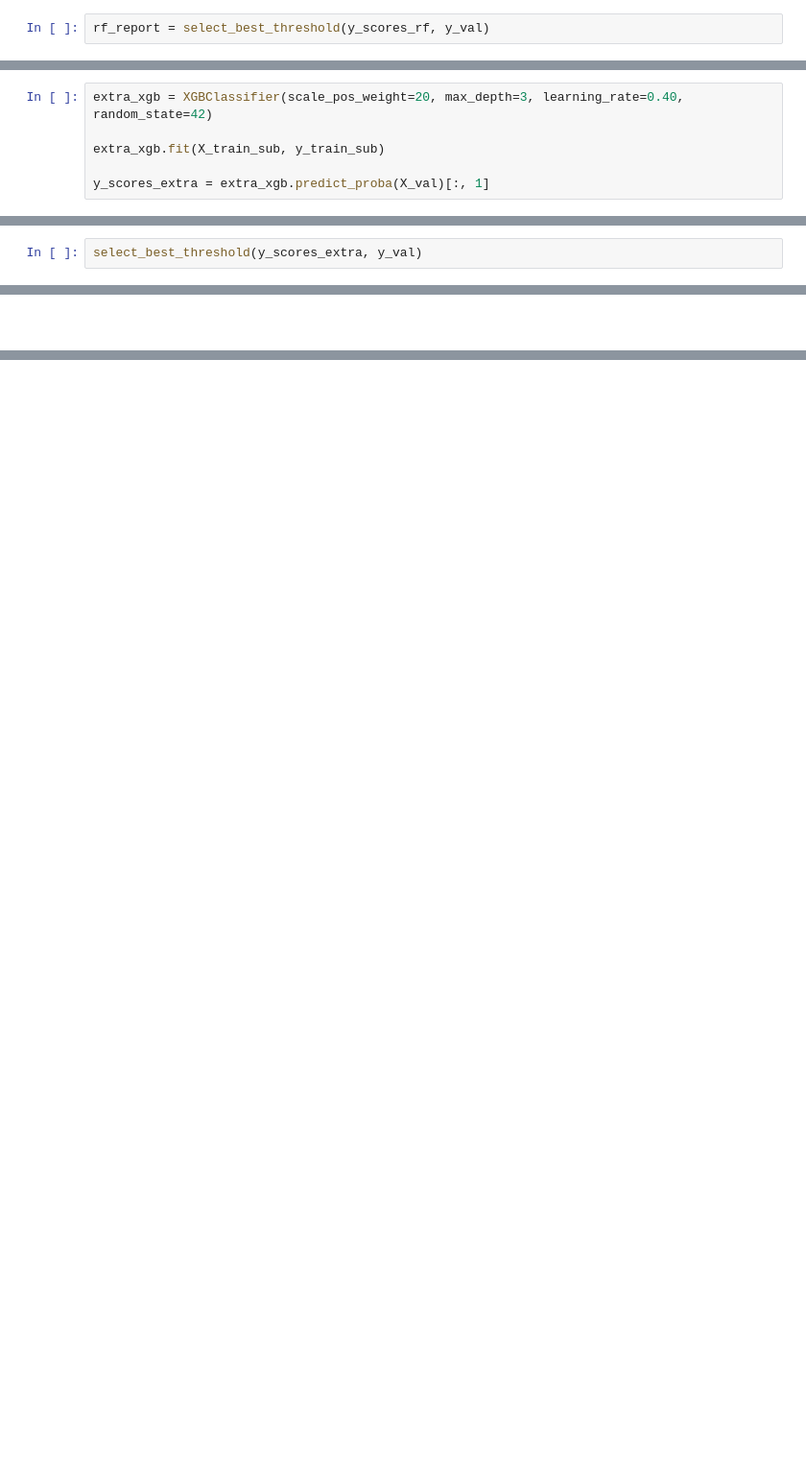
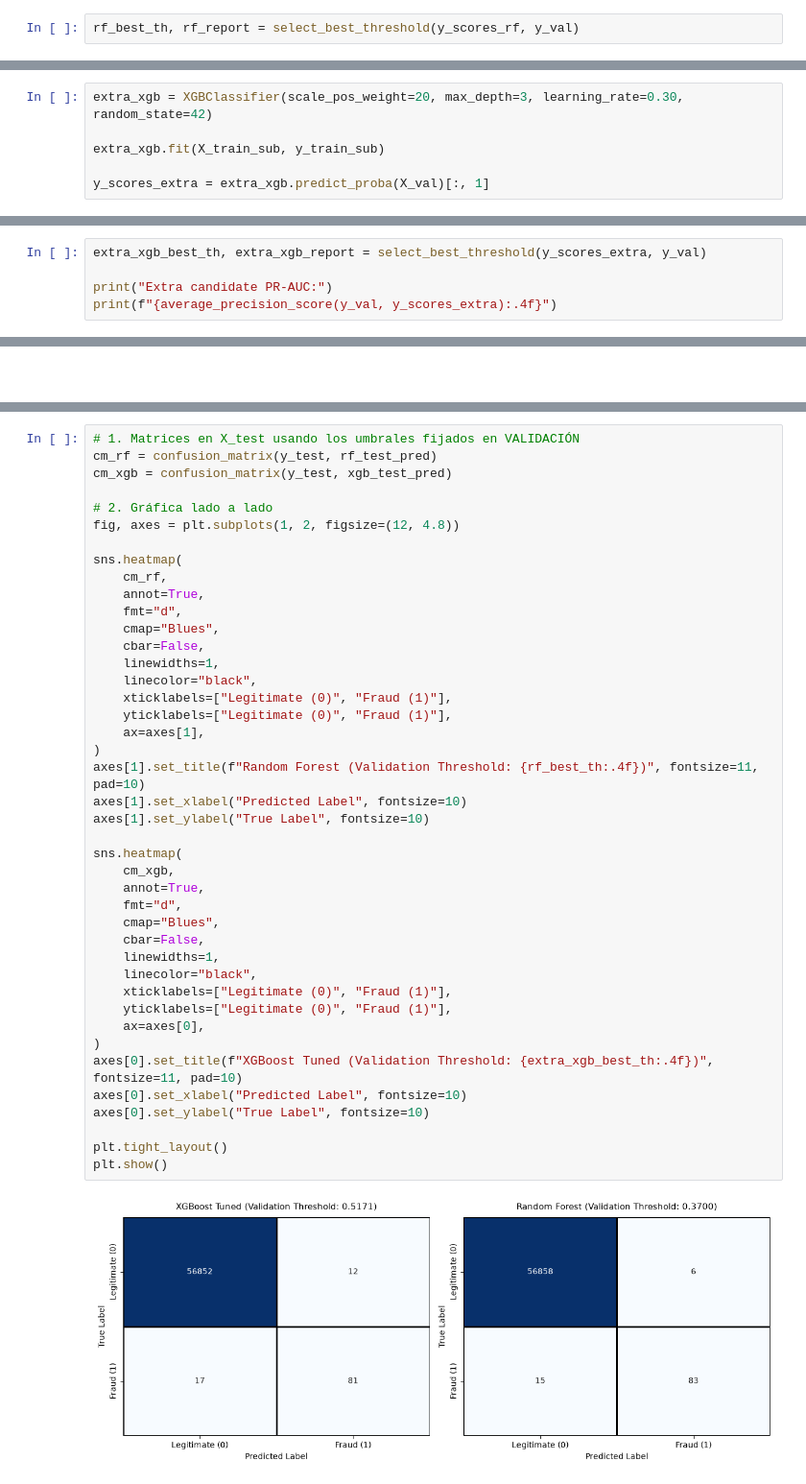
Before and after one commit to sgcuervo/credit-card-fraud-detection, a Jupyter notebook: credit-card-fraud-detection.ipynb, the cells around one changed output, grey strips where cells are left out. Shown at 96% size. Cells and saved outputs as stored; diff of their text form; blank space fills up the shorter version.

```diff
--- a/credit-card-fraud-detection.ipynb
+++ b/credit-card-fraud-detection.ipynb
@@ -481,7 +489,7 @@ y_scores_rf = rf_model.predict_proba(X_val)[:, 1]
 # %% [markdown]
 Now, we will find the optimal threshold for this model and use it to generate our predictions.
 # %%
-rf_report = select_best_threshold(y_scores_rf, y_val)
+rf_best_th, rf_report = select_best_threshold(y_scores_rf, y_val)
 # %% [output]
 Optimal threshold selected (based on F1): 0.3700
 
@@ -579,5 +591,5 @@ we will build one last candidate based on the parameters of the best-ranked cand
 # %%
-extra_xgb = XGBClassifier(scale_pos_weight=20, max_depth=3, learning_rate=0.40, random_state=42)
+extra_xgb = XGBClassifier(scale_pos_weight=20, max_depth=3, learning_rate=0.30, random_state=42)
 
 extra_xgb.fit(X_train_sub, y_train_sub)
 
@@ -585,3 +599,6 @@ y_scores_extra = extra_xgb.predict_proba(X_val)[:, 1]
 # %%
-select_best_threshold(y_scores_extra, y_val)
+extra_xgb_best_th, extra_xgb_report = select_best_threshold(y_scores_extra, y_val)
+
+print("Extra candidate PR-AUC:")
+print(f"{average_precision_score(y_val, y_scores_extra):.4f}")
 # %% [output]
@@ -606,0 +675,44 @@ Given that the differences in F1 score are within the noise expected from a vali
+# %%
+# 1. Matrices en X_test usando los umbrales fijados en VALIDACIÓN
+cm_rf = confusion_matrix(y_test, rf_test_pred)
+cm_xgb = confusion_matrix(y_test, xgb_test_pred)
+
+# 2. Gráfica lado a lado
+fig, axes = plt.subplots(1, 2, figsize=(12, 4.8))
+
+sns.heatmap(
+    cm_rf,
+    annot=True,
+    fmt="d",
+    cmap="Blues",
+    cbar=False,
+    linewidths=1,
+    linecolor="black",
+    xticklabels=["Legitimate (0)", "Fraud (1)"],
+    yticklabels=["Legitimate (0)", "Fraud (1)"],
+    ax=axes[1],
+)
+axes[1].set_title(f"Random Forest (Validation Threshold: {rf_best_th:.4f})", fontsize=11, pad=10)
+axes[1].set_xlabel("Predicted Label", fontsize=10)
+axes[1].set_ylabel("True Label", fontsize=10)
+
+sns.heatmap(
+    cm_xgb,
+    annot=True,
+    fmt="d",
+    cmap="Blues",
+    cbar=False,
+    linewidths=1,
+    linecolor="black",
+    xticklabels=["Legitimate (0)", "Fraud (1)"],
+    yticklabels=["Legitimate (0)", "Fraud (1)"],
+    ax=axes[0],
+)
+axes[0].set_title(f"XGBoost Tuned (Validation Threshold: {extra_xgb_best_th:.4f})", fontsize=11, pad=10)
+axes[0].set_xlabel("Predicted Label", fontsize=10)
+axes[0].set_ylabel("True Label", fontsize=10)
+
+plt.tight_layout()
+plt.show()
+# %% [output]
+[figure, added]
```
Also changed, not shown: parts of 25 cells of this notebook.
